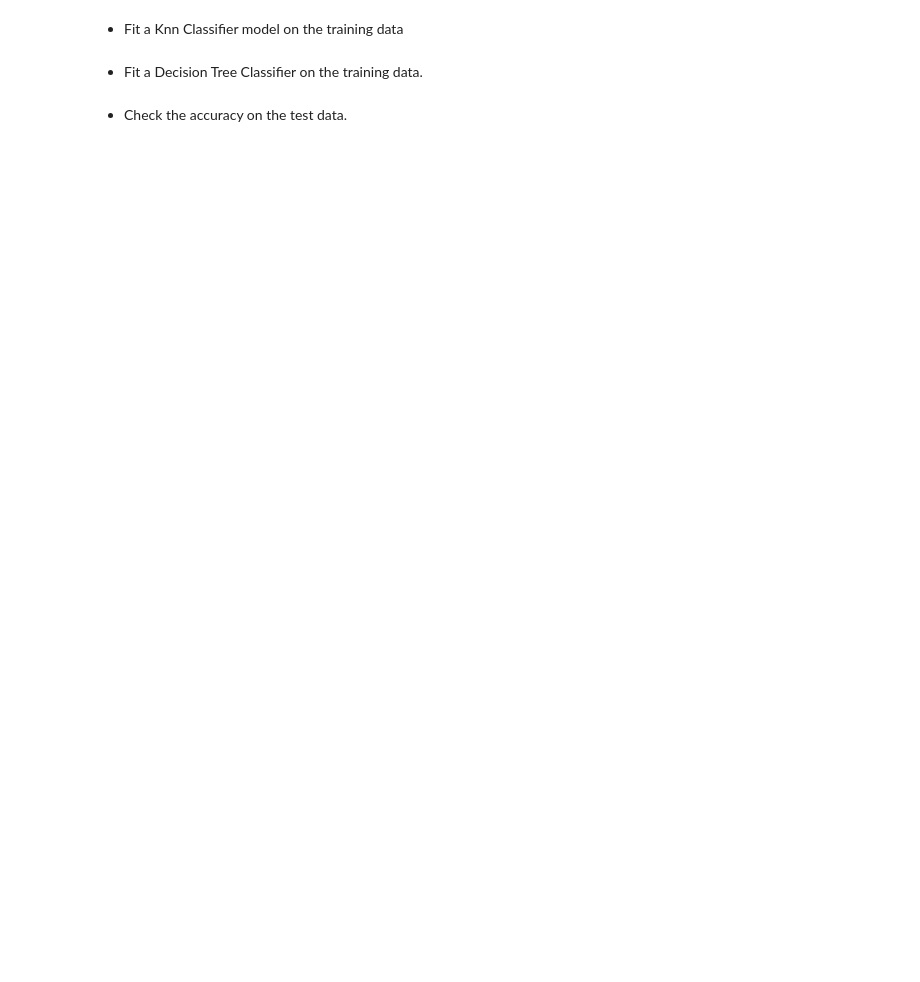
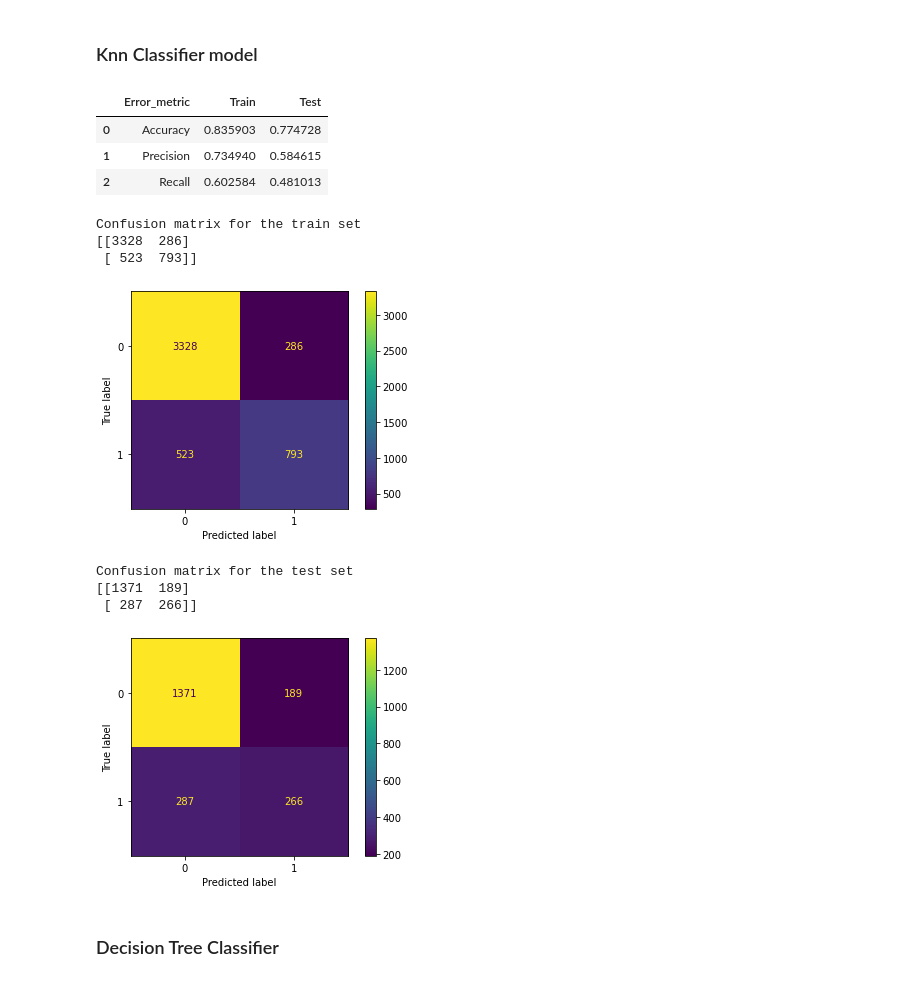
Before and after one commit to ZZN0412/LABS, a Jupyter notebook: Classification_Handling_Logistic_Regression_Imbalanced_data.ipynb, the cells around one changed output. Drawn from its saved outputs; the diff is of its cells as text; code cells hidden in the pictures; blank space fills up the shorter version.

```diff
--- a/Classification_Handling_Logistic_Regression_Imbalanced_data.ipynb
+++ b/Classification_Handling_Logistic_Regression_Imbalanced_data.ipynb
@@ -146,7 +293,7 @@ performance_log, y_pred_train_log, y_pred_test_log = logistic_regression_model(X
 # %% [markdown]
-- Fit a Knn Classifier model on the training data
+### Knn Classifier model
 # %%
-def knn_classifier_model (X_train, X_test):
+def knn_classifier_model(X_train, X_test, y_train, y_test):
 
     trans = PowerTransformer()
 
@@ -159,36 +306,47 @@ def knn_classifier_model (X_train, X_test):
 
     neigh.fit(X_train_mod, y_train)
 
     y_pred_train_knn = neigh.predict(X_train_mod)
     y_pred_test_knn = neigh.predict(X_test_mod)
 
     performance_knn = pd.DataFrame({'Error_metric': ['Accuracy','Precision','Recall'],
                                'Train': [accuracy_score(y_train, y_pred_train_knn),
                                          precision_score(y_train, y_pred_train_knn),
                                          recall_score(y_train, y_pred_train_knn)],
                                'Test': [accuracy_score(y_test, y_pred_test_knn),
                                         precision_score(y_test, y_pred_test_knn),
                                         recall_score(y_test, y_pred_test_knn)]})
     display(performance_knn)
 
     print()
 
     print("Confusion matrix for the train set")
     print(confusion_matrix(y_train,y_pred_train_knn))
     plot_confusion_matrix(neigh,X_train_mod,y_train, values_format = 'd')
     plt.show()
 
     print()
 
     print("Confusion matrix for the test set")
     print(confusion_matrix(y_test, y_pred_test_knn))
     plot_confusion_matrix(neigh, X_test_mod, y_test, values_format = 'd')
     plt.show()
 
     return performance_knn, neigh
-performance_knn, neigh= knn_classifier_model(X_train, X_test)
+performance_knn, neigh = knn_classifier_model(X_train, X_test, y_train, y_test)
+# %% [output]
+|  | Error_metric | Train | Test |
+| 0 | Accuracy | 0.835903 | 0.774728 |
+| 1 | Precision | 0.734940 | 0.584615 |
+| 2 | Recall | 0.602584 | 0.481013 |
+Confusion matrix for the train set
+[[3328  286]
+ [ 523  793]]
+[figure, added]
+Confusion matrix for the test set
+[[1371  189]
+ [ 287  266]]
+[figure, added]
 # %% [markdown]
-- Fit a Decision Tree Classifier on the training data.
+### Decision Tree Classifier
-# %% [markdown]
-- Check the accuracy on the test data.
 # %%
```
Also changed, not shown: parts of 111 cells of this notebook.
